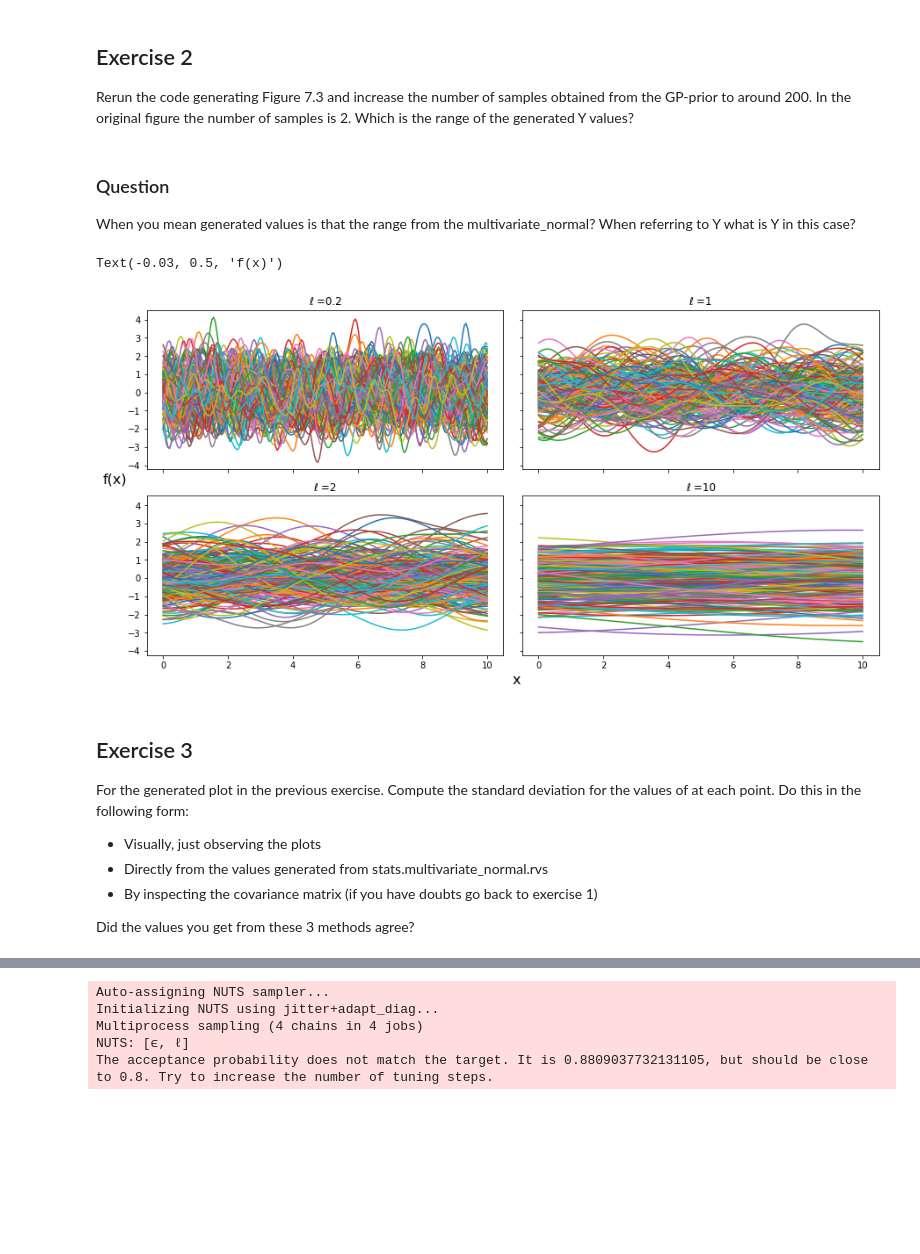
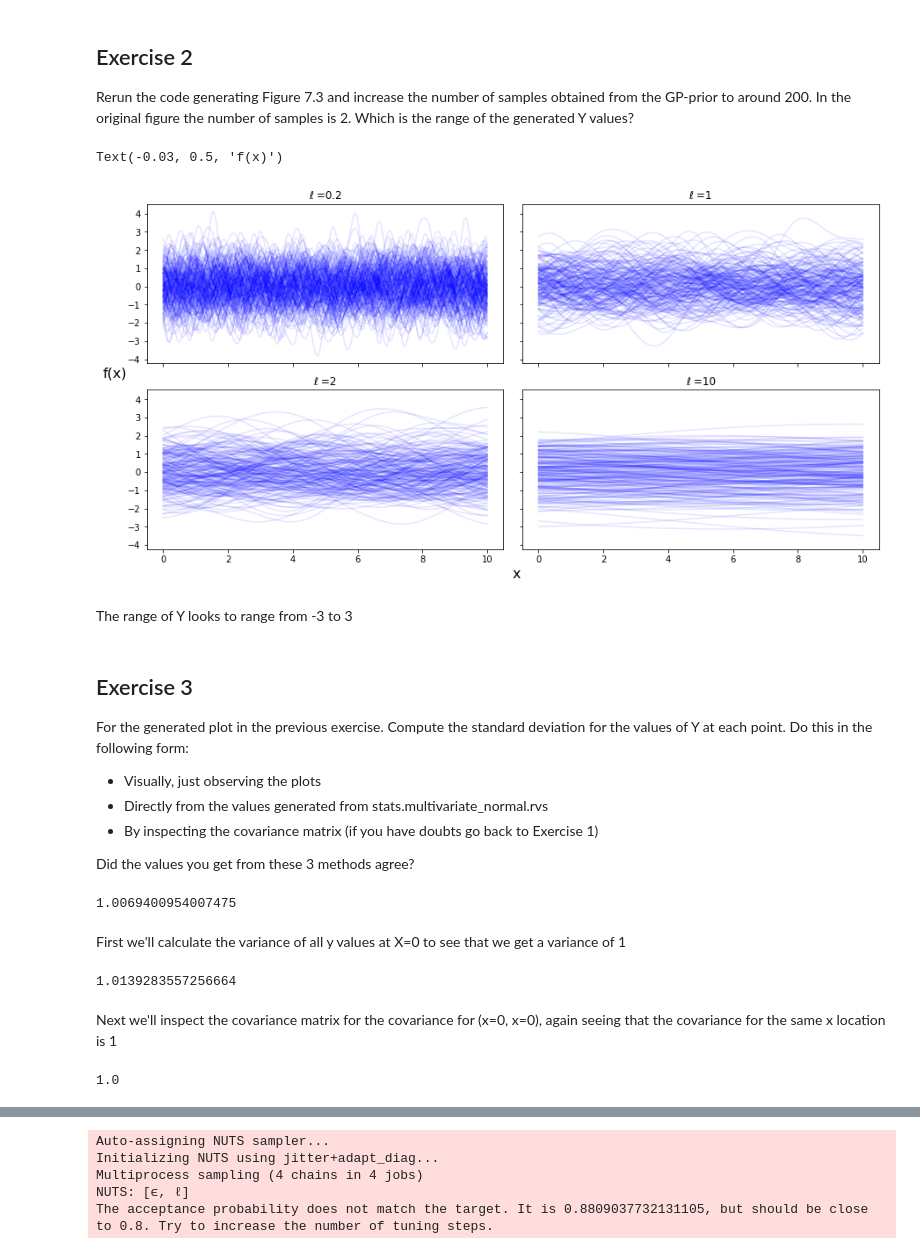
Before and after one commit to aloctavodia/BAP, a Jupyter notebook: exercises/Chapter7.ipynb, the cells around one changed output, grey strips where cells are left out. Cells and saved outputs as stored; diff of their text form; code cells hidden in the pictures; blank space fills up the shorter version.

Commit message:
Add gaussian processes exercise 3

```diff
--- a/exercises/Chapter7.ipynb
+++ b/exercises/Chapter7.ipynb
@@ -78,32 +76,52 @@ np.exp(-(11-10)**2 / (2*1**2))
 ## Exercise 2
 Rerun the code generating Figure 7.3 and increase the number of samples obtained from the GP-prior to around 200. In the original figure the number of
 samples is 2. Which is the range of the generated Y values?
-# %% [markdown]
-### Question
-When you mean generated values is that the range from the multivariate_normal? When referring to Y what is Y in this case?
+# %%
+def exp_quad_kernel(x, knots, ℓ=1):
+    """exponentiated quadratic kernel"""
+    return np.array([np.exp(-(x-k)**2 / (2*ℓ**2)) for k in knots])
 # %%
 np.random.seed(24)
 test_points = np.linspace(0, 10, 200)
-fig, ax = plt.subplots(2, 2, figsize=(12, 6), sharex=True,
-                       sharey=True, constrained_layout=True)
+fig, ax = plt.subplots(2, 2, figsize=(12, 6), sharex=True, sharey=True, constrained_layout=True)
 ax = np.ravel(ax)
 
 for idx, ℓ in enumerate((0.2, 1, 2, 10)):
     cov = exp_quad_kernel(test_points, test_points, ℓ)
-    ax[idx].plot(test_points, stats.multivariate_normal.rvs(cov=cov, size=200).T)
+    vals = stats.multivariate_normal.rvs(cov=cov, size=200).T
+    ax[idx].plot(test_points, vals, alpha=.1, c='b')
     ax[idx].set_title(f'ℓ ={ℓ}')
 fig.text(0.51, -0.03, 'x', fontsize=16)
 fig.text(-0.03, 0.5, 'f(x)', fontsize=16)
 # %% [output]
 Text(-0.03, 0.5, 'f(x)')
-[figure, old version]
+[figure, new version]
+# %% [markdown]
+The range of Y looks to range from -3 to 3
 # %% [markdown]
 ## Exercise 3
 
 For the generated plot in the previous exercise. Compute the standard deviation
-for the values of at each point. Do this in the following form:
+for the values of Y at each point. Do this in the following form:
 * Visually, just observing the plots
 * Directly from the values generated from stats.multivariate_normal.rvs
-* By inspecting the covariance matrix (if you have doubts go back to exercise 1)
+* By inspecting the covariance matrix (if you have doubts go back to Exercise 1)
 
 Did the values you get from these 3 methods agree?
+# %%
+cov = exp_quad_kernel(test_points, test_points, 10)
+vals = stats.multivariate_normal.rvs(cov=cov, size=1000)
+# %% [output]
+1.0069400954007475
+# %% [markdown]
+First we'll calculate the variance of all y values at X=0 to see that we get a variance of 1
+# %%
+np.var(vals.T[1,:])
+# %% [output]
+1.0139283557256664
+# %% [markdown]
+Next we'll inspect the covariance matrix for the covariance for (x=0, x=0), again seeing that the covariance for the same x location is 1
+# %%
+cov[0][0]
+# %% [output]
+1.0
```
Also changed, not shown: parts of 6 cells of this notebook.
